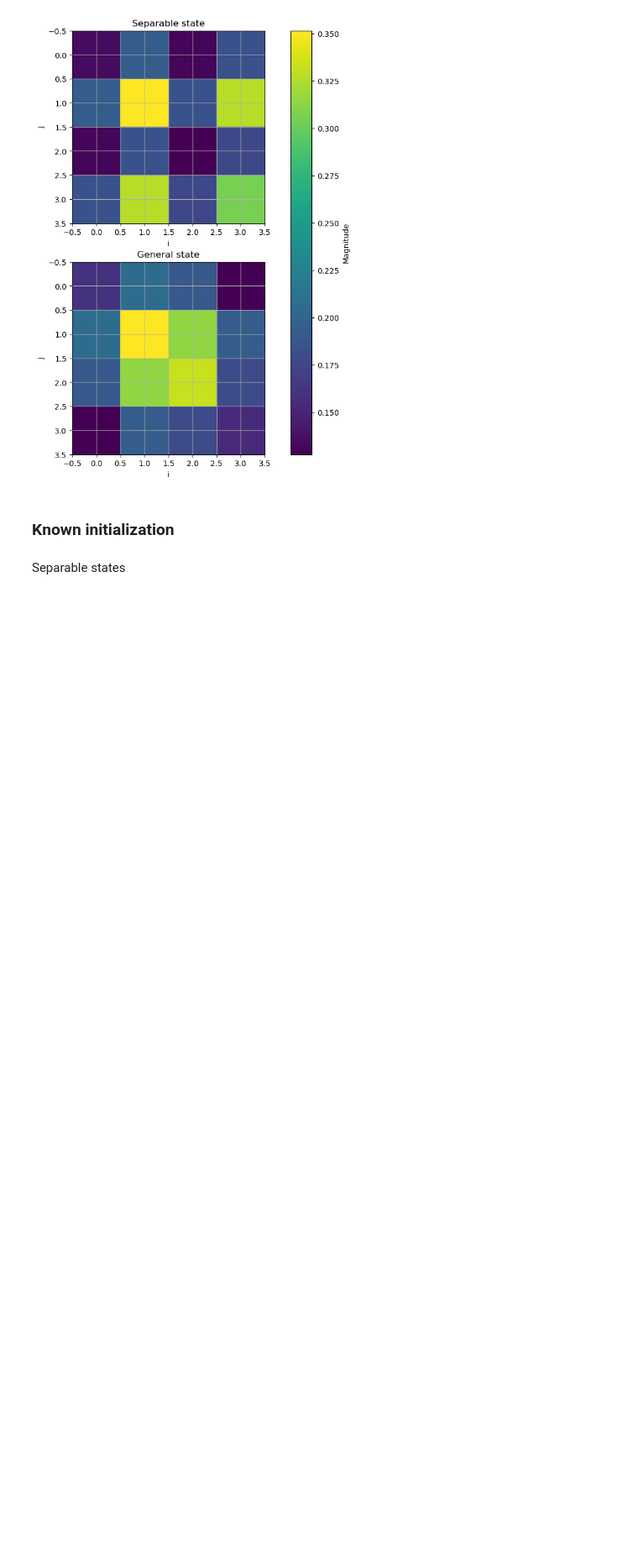
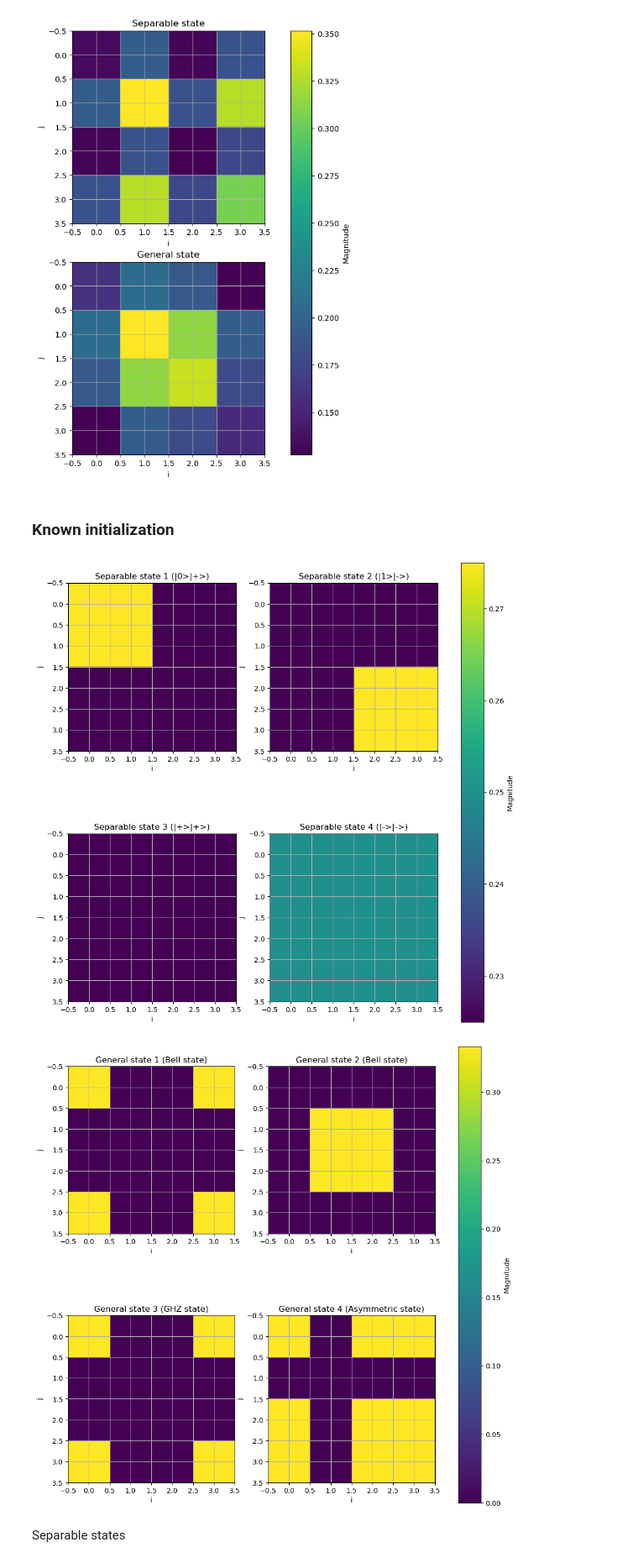
Before and after one commit to pietromalagoli/QIC, a Jupyter notebook: hw/hw6/Ex6_Malagoli.ipynb, the cells around one changed output. Shown: that part at 84% size. Drawn from its saved outputs; the diff is of its cells as text; code cells hidden in the pictures; blank space fills up the shorter version.

```diff
--- a/hw/hw6/Ex6_Malagoli.ipynb
+++ b/hw/hw6/Ex6_Malagoli.ipynb
@@ -185,27 +184,105 @@ plt.show()
 # %%
 # Set dimensions
 N = 2
 D = 2
 
 # Define basis states
 zero = np.array([1, 0])
 one = np.array([0, 1])
 plus = zero + one
 minus = zero - one
 
 # Build separable states
 sep_1 = dm.separable_state(N, D, verb=0, input_state=np.array([zero, plus]))        # |0>|+>
 sep_2 = dm.separable_state(N, D, verb=0, input_state=np.array([one, minus]))        # |1>|->
 sep_3 = dm.separable_state(N, D, verb=0, input_state=np.array([plus, plus]))        # |+>|+>
 sep_4 = dm.separable_state(N, D, verb=0, input_state=np.array([minus, minus]))      # |->|->
 
 # Build general states (entangled)
 gen_1 = dm.general_state(N, D, verb=0, input_state=(np.kron(zero, zero) + np.kron(one, one)))   # Bell state
 gen_2 = dm.general_state(N, D, verb=0, input_state=(np.kron(zero, one) + np.kron(one, zero)))   # Bell state
 gen_3 = dm.general_state(N, D, verb=0, input_state=(np.kron(zero, zero) + np.kron(one, one)))   # GHZ state
 gen_4 = dm.general_state(N, D, verb=0, input_state=(np.kron(zero, zero) + np.kron(one, zero) + np.kron(one, one))) # Asymmetric state
 
 # generate random matrices for each case and plot them as above as heatmaps
+sep_dm_1 = dm.density_matrix(sep_1)
+sep_dm_2 = dm.density_matrix(sep_2)
+sep_dm_3 = dm.density_matrix(sep_3)
+sep_dm_4 = dm.density_matrix(sep_4)
+
+gen_dm_1 = dm.density_matrix(gen_1)
+gen_dm_2 = dm.density_matrix(gen_2)
+gen_dm_3 = dm.density_matrix(gen_3)
+gen_dm_4 = dm.density_matrix(gen_4)
+
+# Plot separable states
+fig_sep, ax_sep = plt.subplots(2, 2, figsize=(12, 12))
+
+im0 = ax_sep[0, 0].imshow(np.abs(sep_dm_1), cmap='viridis')
+ax_sep[0, 0].set_title('Separable state 1 (|0>|+>)')
+ax_sep[0, 0].set_xlabel('i')
+ax_sep[0, 0].set_ylabel('j')
+ax_sep[0, 0].grid()
+
+im2 = ax_sep[0, 1].imshow(np.abs(sep_dm_2), cmap='viridis')
+ax_sep[0, 1].set_title('Separable state 2 (|1>|->)')
+ax_sep[0, 1].set_xlabel('i')
+ax_sep[0, 1].set_ylabel('j')
+ax_sep[0, 1].grid()
+
+im4 = ax_sep[1, 0].imshow(np.abs(sep_dm_3), cmap='viridis')
+ax_sep[1, 0].set_title('Separable state 3 (|+>|+>)')
+ax_sep[1, 0].set_xlabel('i')
+ax_sep[1, 0].set_ylabel('j')
+ax_sep[1, 0].grid()
+
+im6 = ax_sep[1, 1].imshow(np.abs(sep_dm_4), cmap='viridis')
+ax_sep[1, 1].set_title('Separable state 4 (|->|->)')
+ax_sep[1, 1].set_xlabel('i')
+ax_sep[1, 1].set_ylabel('j')
+ax_sep[1, 1].grid()
+
+# Add colorbar
+cbar_sep = fig_sep.colorbar(im6, ax=ax_sep, orientation='vertical')
+cbar_sep.set_label('Magnitude')
+
+plt.show()
+
+# Plot general states
+fig_gen, ax_gen = plt.subplots(2, 2, figsize=(12, 12))
+
+im1 = ax_gen[0, 0].imshow(np.abs(gen_dm_1), cmap='viridis')
+ax_gen[0, 0].set_title('General state 1 (Bell state)')
+ax_gen[0, 0].set_xlabel('i')
+ax_gen[0, 0].set_ylabel('j')
+ax_gen[0, 0].grid()
+
+im3 = ax_gen[0, 1].imshow(np.abs(gen_dm_2), cmap='viridis')
+ax_gen[0, 1].set_title('General state 2 (Bell state)')
+ax_gen[0, 1].set_xlabel('i')
+ax_gen[0, 1].set_ylabel('j')
+ax_gen[0, 1].grid()
+
+im5 = ax_gen[1, 0].imshow(np.abs(gen_dm_3), cmap='viridis')
+ax_gen[1, 0].set_title('General state 3 (GHZ state)')
+ax_gen[1, 0].set_xlabel('i')
+ax_gen[1, 0].set_ylabel('j')
+ax_gen[1, 0].grid()
+
+im7 = ax_gen[1, 1].imshow(np.abs(gen_dm_4), cmap='viridis')
+ax_gen[1, 1].set_title('General state 4 (Asymmetric state)')
+ax_gen[1, 1].set_xlabel('i')
+ax_gen[1, 1].set_ylabel('j')
+ax_gen[1, 1].grid()
+
+# Add colorbar
+cbar_gen = fig_gen.colorbar(im7, ax=ax_gen, orientation='vertical')
+cbar_gen.set_label('Magnitude')
+
+plt.show()
+# %% [output]
+[figure, added]
+[figure, added]
 # %% [markdown]
 Separable states
 # %%
```
Also changed, not shown: parts of 3 cells of this notebook.
